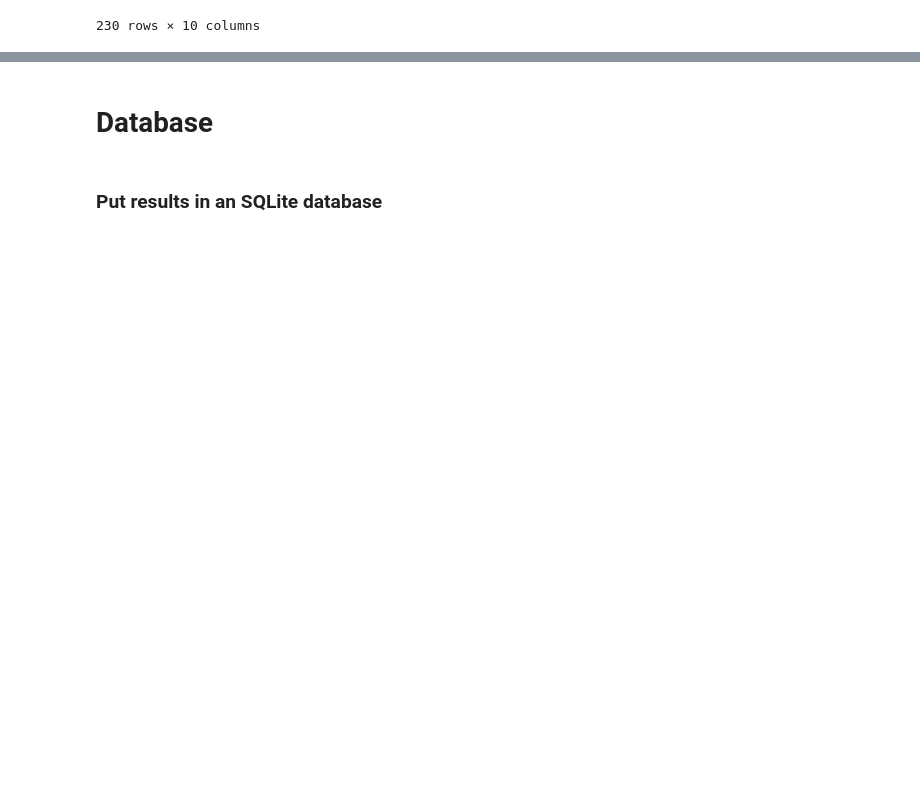
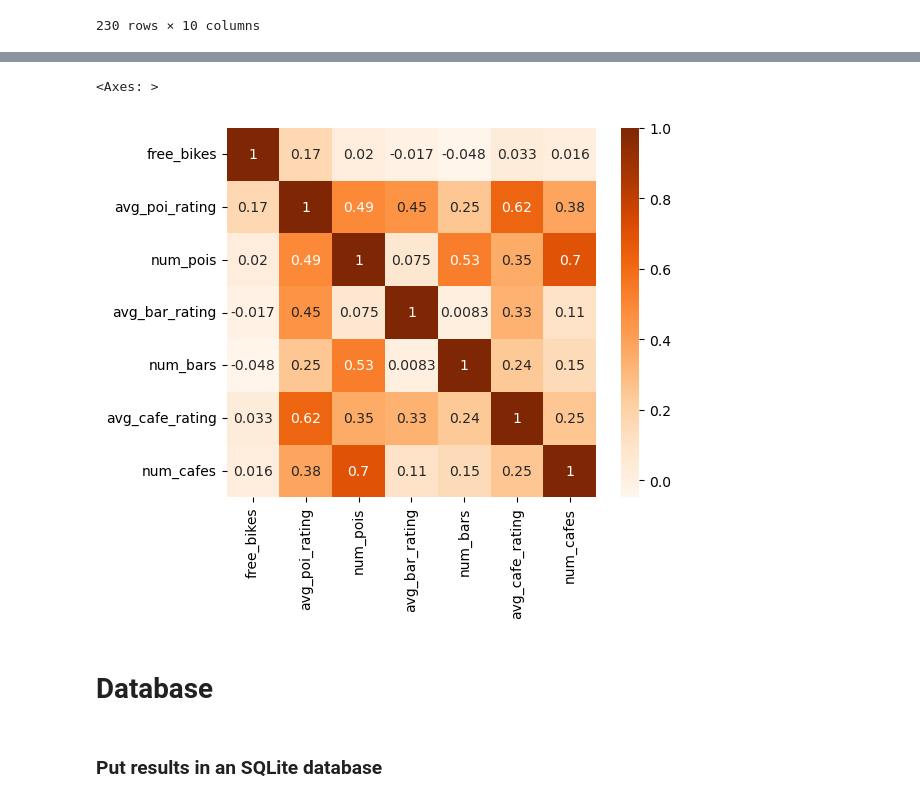
Before and after one commit to harnettd/stat-modelling-with-python, a Jupyter notebook: notebooks/joining_data.ipynb, the cells around one changed output, grey strips where cells are left out. Cells and saved outputs as stored; diff of their text form; code cells hidden in the pictures; blank space fills up the shorter version.

```diff
--- a/notebooks/joining_data.ipynb
+++ b/notebooks/joining_data.ipynb
@@ -323,3 +387,9 @@ stations_pois_df
+# %%
+corr_df = stations_pois_df[['free_bikes'] + cols].corr()
+sns.heatmap(corr_df, annot=True, square=True, cmap='Oranges')
+# %% [output]
+<Axes: >
+[figure, added]
 # %% [markdown]
 # Database
 # %% [markdown]
```
Also changed, not shown: parts of 8 cells of this notebook, 1 other file.
